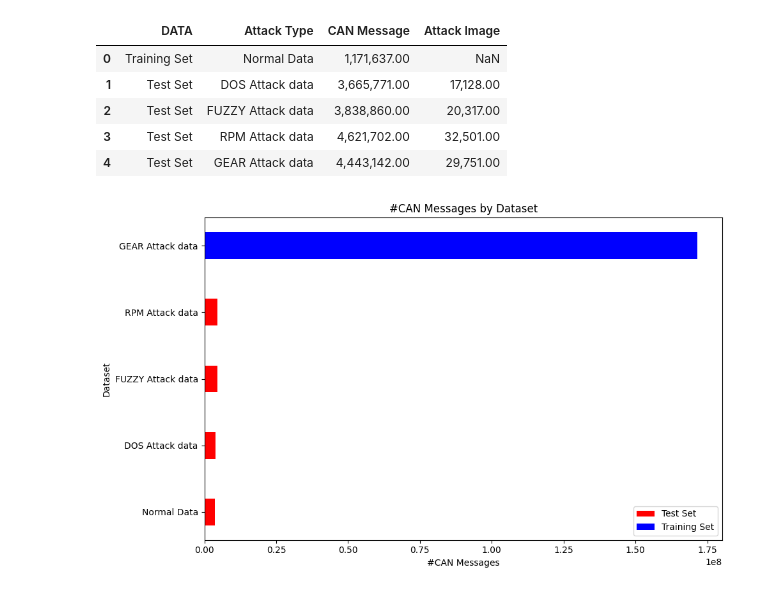
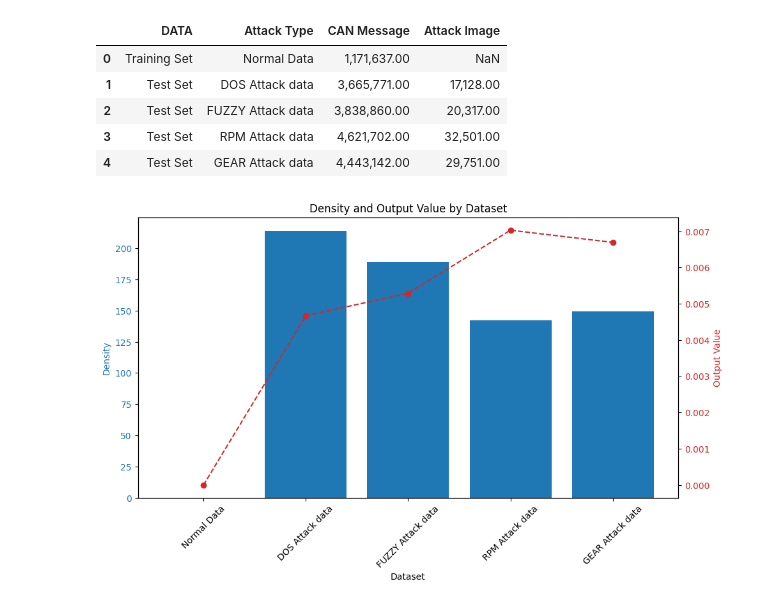
Before and after one commit to Imasandi/car-hacking-, a Jupyter notebook: dataset.ipynb, the cells around one changed output. Drawn from its saved outputs; the diff is of its cells as text; code cells hidden in the pictures.

```diff
--- a/dataset.ipynb
+++ b/dataset.ipynb
@@ -62,44 +62,59 @@ for i, attack_type in enumerate(attack_types):
 # Adding labels and title
 ax.set_ylabel('Attack Image Count')
 ax.set_title('Attack Image Count by Attack Type')
 ax.set_title('CAN Message Count by Attack Image')
 ax.set_xticks([p + 2 * width for p in x])
 ax.set_xticklabels(attack_types)
 ax.legend()
 
 plt.show()
 """"data set.csv"
-
 import matplotlib.pyplot as plt
 
 # Data
 data = [
     ("Training Set", "Normal Data", 171637637, None),
     ("Test Set", "DOS Attack data", 3665771, 17128),
     ("Test Set", "FUZZY Attack data", 3838860, 20317),
     ("Test Set", "RPM Attack data", 4621702, 32501),
     ("Test Set", "GEAR Attack data", 4443142, 29751)
 ]
 
 # Extracting values for plotting
 labels = [d[1] for d in data]
-training_data = [d[2] for d in data if d[0] == "Training Set"]
-attack_data = [d[2] for d in data if d[0] != "Training Set"]
+can_messages = [d[2] for d in data]
+attack_images = [d[3] if d[3] is not None else 0 for d in data]  # Replace None with 0
+
+# Calculate density
+density = [can_messages[i] / attack_images[i] if attack_images[i] != 0 else 0 for i in range(len(data))]
+
+# Calculate output value (ratio of abnormal CAN messages to total CAN messages)
+output_value = [attack_images[i] / can_messages[i] if can_messages[i] != 0 else 0 for i in range(len(data))]
 
 # Plotting
-y = range(len(labels))
+x = range(len(labels))
 
-plt.figure(figsize=(10, 6))
-plt.barh(y[:-1], attack_data, height=0.4, label='Test Set', color='r', align='center')
-plt.barh(y[-1], training_data[0], height=0.4, label='Training Set', color='b', align='center')  # Only first value for training set
+fig, ax1 = plt.subplots(figsize=(10, 6))
 
-plt.ylabel('Dataset')
-plt.xlabel('#CAN Messages')
-plt.title('#CAN Messages by Dataset')
-plt.yticks(y, labels)
-plt.legend()
+# Plot density
+color = 'tab:blue'
+ax1.set_xlabel('Dataset')
+ax1.set_ylabel('Density', color=color)
+ax1.bar(x, density, color=color, align='center')
+ax1.tick_params(axis='y', labelcolor=color)
+ax1.set_xticks(x)
+ax1.set_xticklabels(labels, rotation=45)
 
-plt.tight_layout()
+# Create a second y-axis for output value
+ax2 = ax1.twinx()
+color = 'tab:red'
+ax2.set_ylabel('Output Value', color=color)
+ax2.plot(x, output_value, color=color, marker='o', linestyle='--')
+ax2.tick_params(axis='y', labelcolor=color)
+
+fig.tight_layout()
+plt.title('Density and Output Value by Dataset')
+
 plt.show()
 # %% [output]
-[figure, old version]
+[figure, new version]
```
